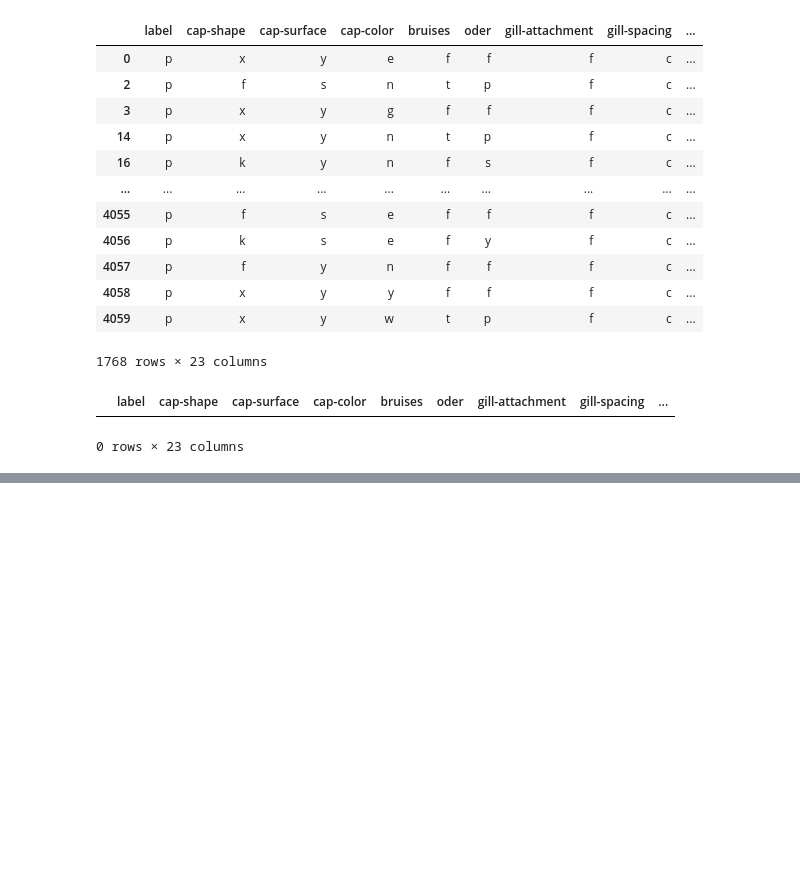
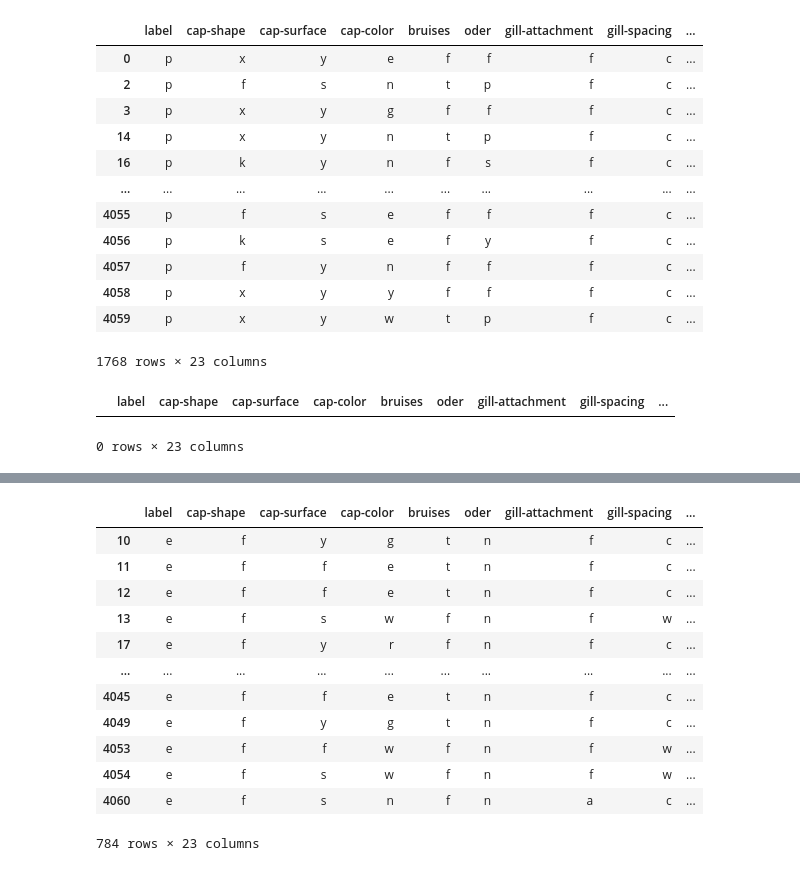
Before and after one commit to EstebanGuillen/MachineLearning, a Jupyter notebook: Project_1.ipynb, the cells around one changed output, grey strips where cells are left out. Saved outputs shown, nothing was run; the diff lists cells and outputs as text; code cells hidden in the pictures; blank space fills up the shorter version.

```diff
--- a/Project_1.ipynb
+++ b/Project_1.ipynb
@@ -670,0 +640,17 @@ cap-color
+# %%
+flat_cap_e = flat_cap[flat_cap['label'] == 'e']
+flat_cap_e
+# %% [output]
+|  | label | cap-shape | cap-surface | cap-color | bruises | oder | gill-attachment | gill-spacing | ... |
+| 10 | e | f | y | g | t | n | f | c | ... |
+| 11 | e | f | f | e | t | n | f | c | ... |
+| 12 | e | f | f | e | t | n | f | c | ... |
+| 13 | e | f | s | w | f | n | f | w | ... |
+| 17 | e | f | y | r | f | n | f | c | ... |
+| ... | ... | ... | ... | ... | ... | ... | ... | ... | ... |
+| 4045 | e | f | f | e | t | n | f | c | ... |
+| 4049 | e | f | y | g | t | n | f | c | ... |
+| 4053 | e | f | f | w | f | n | f | w | ... |
+| 4054 | e | f | s | w | f | n | f | w | ... |
+| 4060 | e | f | s | n | f | n | a | c | ... |
+784 rows × 23 columns
```
Also changed, not shown: parts of 24 cells of this notebook, 1 other file.
